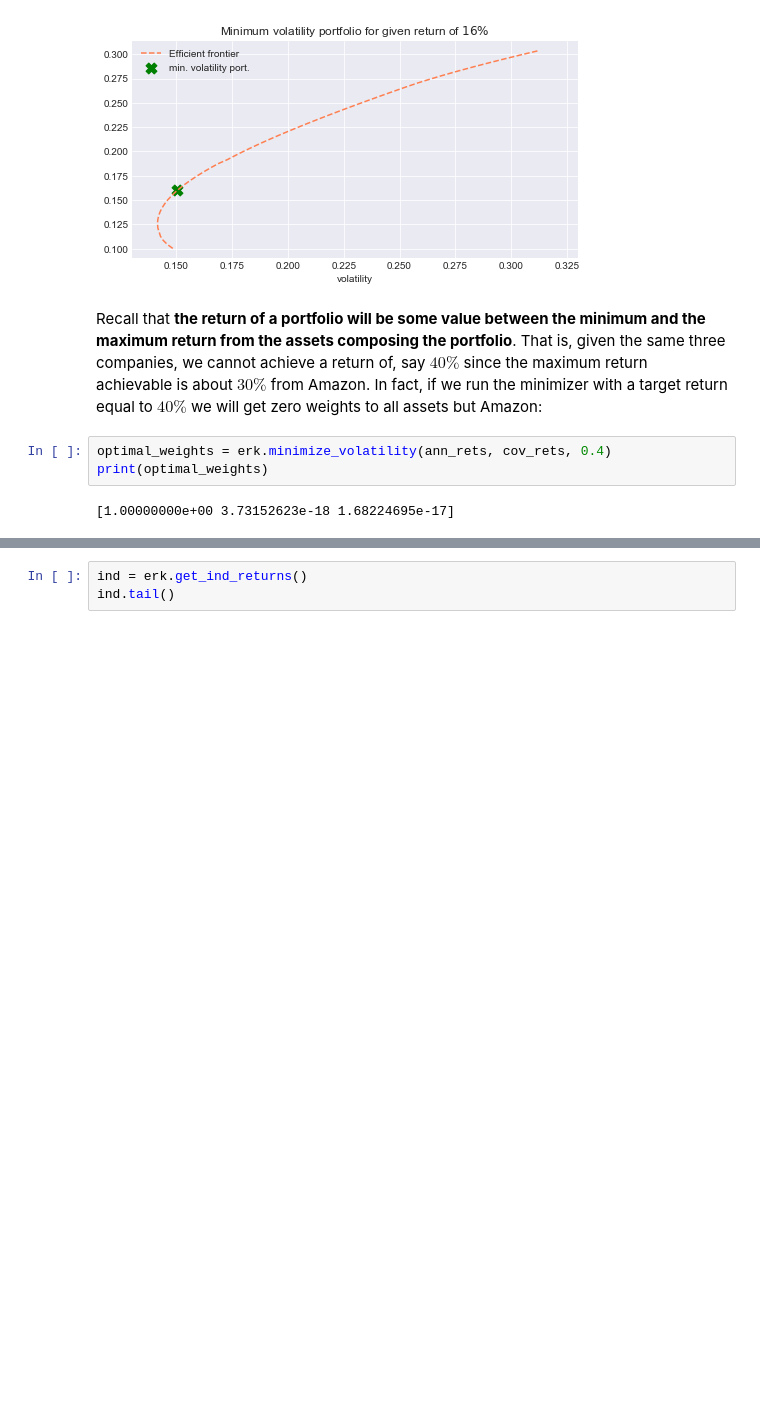
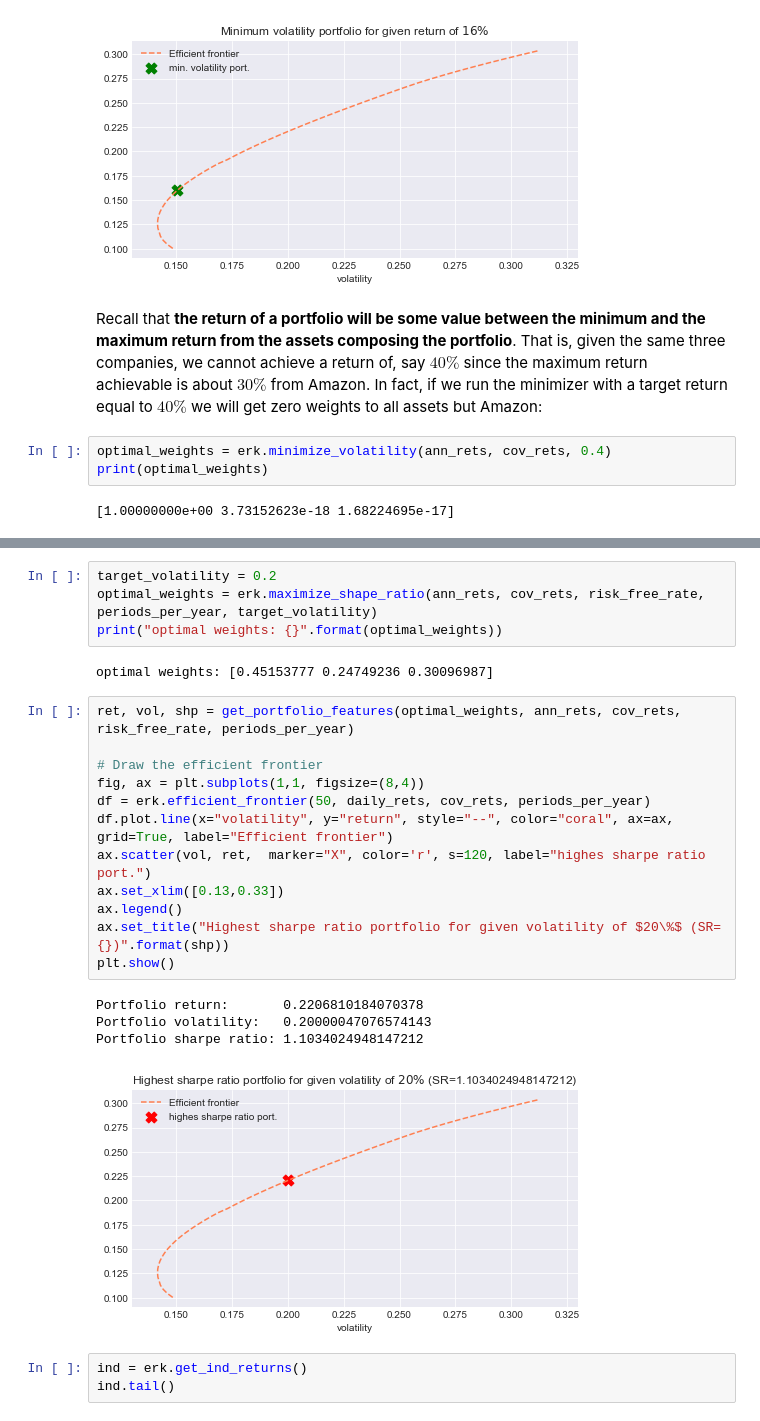
Before and after one commit to z4ir3/finance-courses, a Jupyter notebook: week-2.ipynb, the cells around one changed output, grey strips where cells are left out. Drawn from its saved outputs; the diff is of its cells as text; blank space fills up the shorter version.

```diff
--- a/week-2.ipynb
+++ b/week-2.ipynb
@@ -564,3 +571,26 @@ Let us consider the following data set of **industry monthly returns**:
+# %%
+target_volatility = 0.2
+optimal_weights = erk.maximize_shape_ratio(ann_rets, cov_rets, risk_free_rate, periods_per_year, target_volatility)
+print("optimal weights: {}".format(optimal_weights))
+# %% [output]
+optimal weights: [0.45153777 0.24749236 0.30096987]
+# %%
+ret, vol, shp = get_portfolio_features(optimal_weights, ann_rets, cov_rets, risk_free_rate, periods_per_year)
+
+# Draw the efficient frontier
+fig, ax = plt.subplots(1,1, figsize=(8,4))
+df = erk.efficient_frontier(50, daily_rets, cov_rets, periods_per_year)
+df.plot.line(x="volatility", y="return", style="--", color="coral", ax=ax, grid=True, label="Efficient frontier")
+ax.scatter(vol, ret,  marker="X", color='r', s=120, label="highes sharpe ratio port.")
+ax.set_xlim([0.13,0.33])
+ax.legend()
+ax.set_title("Highest sharpe ratio portfolio for given volatility of $20\%$ (SR={})".format(shp))
+plt.show()
+# %% [output]
+Portfolio return:       0.2206810184070378
+Portfolio volatility:   0.20000047076574143
+Portfolio sharpe ratio: 1.1034024948147212
+[figure, added]
 # %%
 ind = erk.get_ind_returns()
 ind.tail()
```
Also changed, not shown: parts of 39 cells of this notebook.
